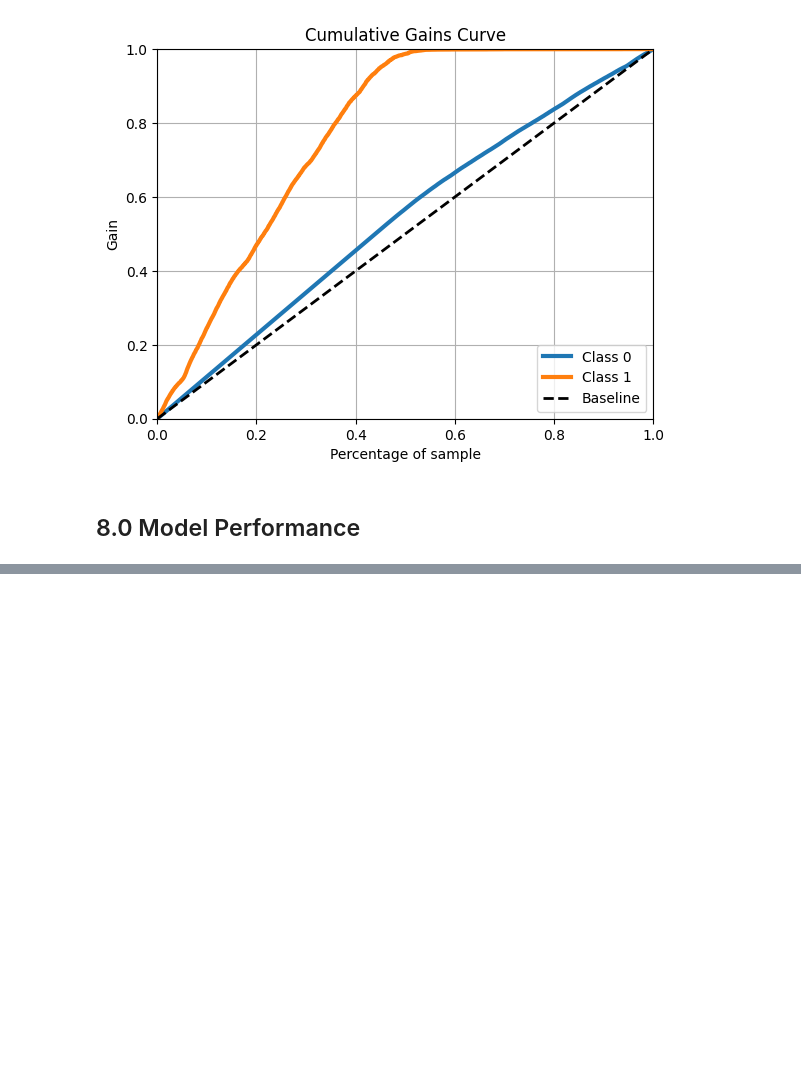
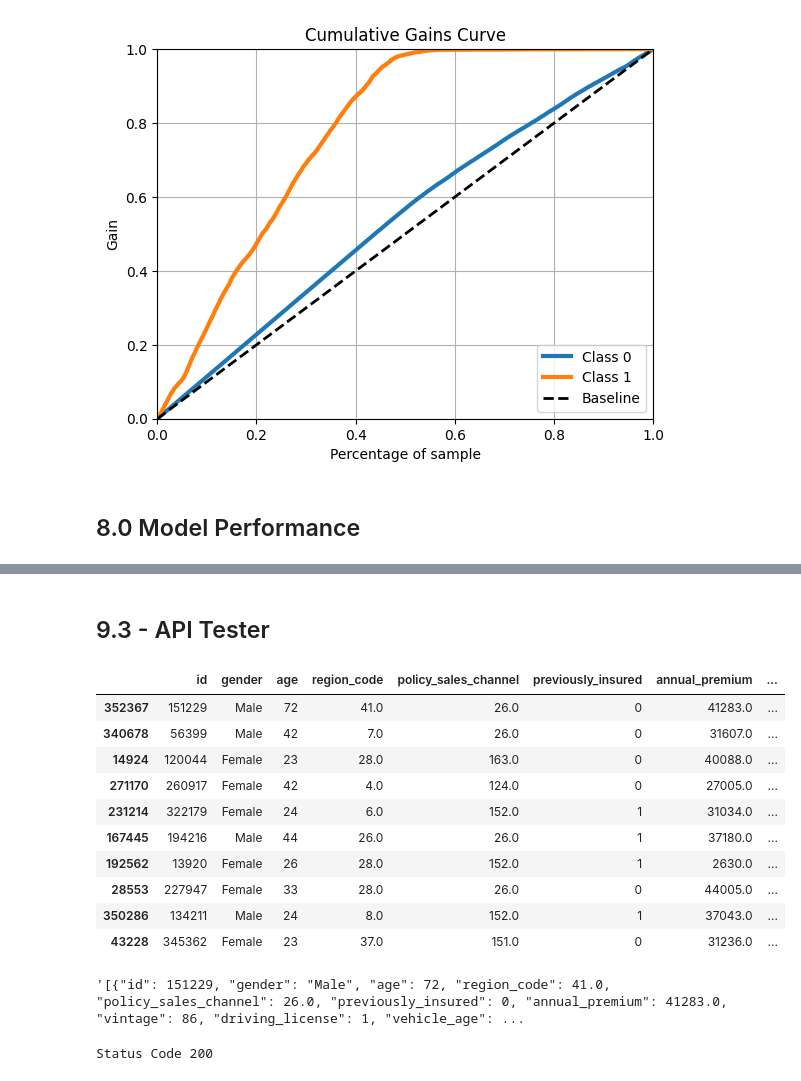
Before and after one commit to OscarFantozzi/Healt-Insurance-Cross_Sell, a Jupyter notebook: pa004_Health_Insurance_cross_sell.ipynb, the cells around one changed output, grey strips where cells are left out. Cells and saved outputs as stored; diff of their text form; code cells hidden in the pictures; blank space fills up the shorter version.

```diff
--- a/pa004_Health_Insurance_cross_sell.ipynb
+++ b/pa004_Health_Insurance_cross_sell.ipynb
@@ -469,0 +589,2 @@ Recall at k 0.0008610483263373157
+# %% [markdown]
+## 9.3 - API Tester
@@ -469,0 +593,21 @@ Recall at k 0.0008610483263373157
+# %%
+# loading test dataset
+df_test = x_validation
+df_test['response'] = y_validation
+# %%
+# pego uma amostra
+df_test = df_test.sample( 10 )
+# %%
+df_test
+# %% [output]
+|  | id | gender | age | region_code | policy_sales_channel | previously_insured | annual_premium | ... |
+| 352367 | 151229 | Male | 72 | 41.0 | 26.0 | 0 | 41283.0 | ... |
+| 340678 | 56399 | Male | 42 | 7.0 | 26.0 | 0 | 31607.0 | ... |
+| 14924 | 120044 | Female | 23 | 28.0 | 163.0 | 0 | 40088.0 | ... |
+| 271170 | 260917 | Female | 42 | 4.0 | 124.0 | 0 | 27005.0 | ... |
+| 231214 | 322179 | Female | 24 | 6.0 | 152.0 | 1 | 31034.0 | ... |
+| 167445 | 194216 | Male | 44 | 26.0 | 26.0 | 1 | 37180.0 | ... |
+| 192562 | 13920 | Female | 26 | 28.0 | 152.0 | 1 | 2630.0 | ... |
+| 28553 | 227947 | Female | 33 | 28.0 | 26.0 | 0 | 44005.0 | ... |
+| 350286 | 134211 | Male | 24 | 8.0 | 152.0 | 1 | 37043.0 | ... |
+| 43228 | 345362 | Female | 23 | 37.0 | 151.0 | 0 | 31236.0 | ... |
@@ -469,0 +617,12 @@ Recall at k 0.0008610483263373157
+# %%
+data
+# %% [output]
+'[{"id": 151229, "gender": "Male", "age": 72, "region_code": 41.0, "policy_sales_channel": 26.0, "previously_insured": 0, "annual_premium": 41283.0, "vintage": 86, "driving_license": 1, "vehicle_age": ...
+# %%
+url = 'http://192.168.1.26:5000/predict'
+header = { 'Content-type' : 'application/json' }
+
+r = requests.post( url = url , data = data , headers = header )
+print( 'Status Code {}'.format( r.status_code ) )
+# %% [output]
+Status Code 200
```
Also changed, not shown: parts of 15 cells of this notebook, 3 other files.
